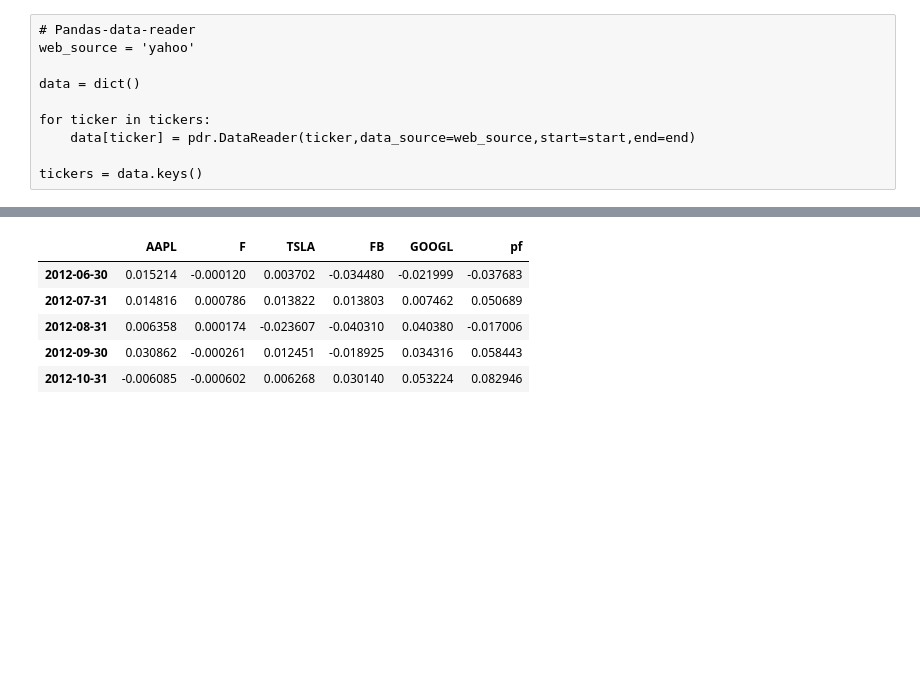
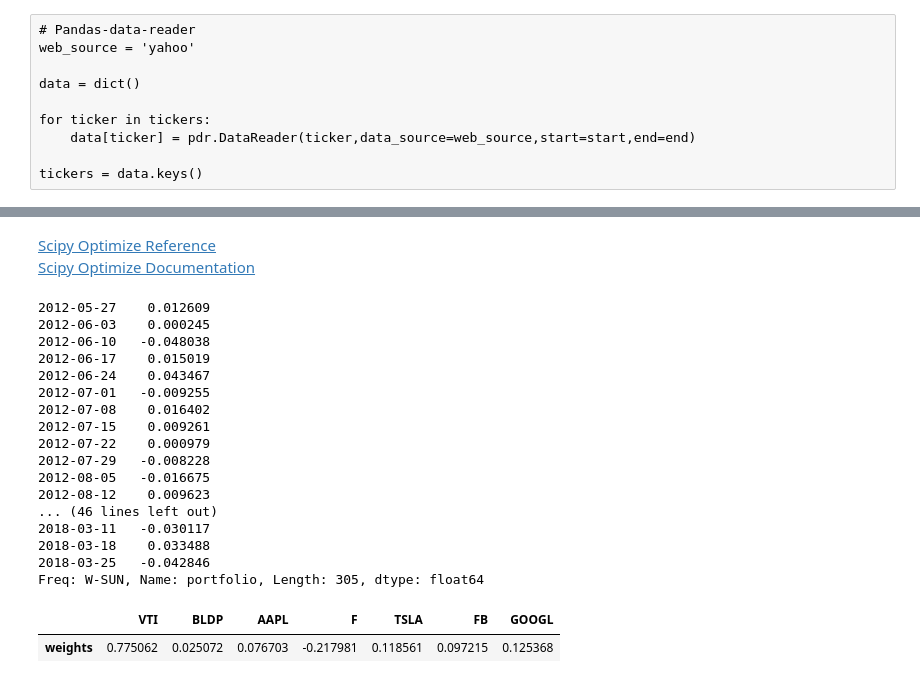
Before and after one commit to qcx201-nyu/portfolio_analysis, a Jupyter notebook: portfolio_analysis.ipynb, the cells around one changed output, grey strips where cells are left out. Cells and saved outputs as stored; diff of their text form; code cells hidden in the pictures; blank space fills up the shorter version.

```diff
--- a/portfolio_analysis.ipynb
+++ b/portfolio_analysis.ipynb
@@ -127,3 +117,4 @@ normalized.plot(figsize=(12,8))
 # %%
 # Set default returns series
-global_returns = m_returns
+rsample = 'W'
+global_returns = returns_data[rsample]
@@ -169,12 +255,12 @@ wts(weights[0])
 def get_portfolio(weights,data=global_returns,
               param='sharpe_ratio',opt=False):
 
-    port = pd.DataFrame({'weights':weights},
+    port_wt = pd.DataFrame({'weights':weights},
                         index=tickers).transpose()
 
     cov = data.cov()
 
-    partials = port.dot(cov)*port
+    partials = port_wt.dot(cov)*port_wt
     partials.rename({'weights':'Partials'},
                     axis = 0,inplace=True)
 
@@ -182,7 +268,7 @@ def get_portfolio(weights,data=global_returns,
 
     port_std = np.sqrt(port_var)
 
-    port_return = (data.mean()*port).sum(axis=1)[0]
+    port_return = (data.mean()*port_wt).sum(axis=1)[0]
 
     sharpe_ratio = port_return/port_std
 
@@ -217,52 +303,75 @@ def get_portfolio(weights,data=global_returns,
         return port_std
 
     elif param =='we':
-        return port
+        return port_wt
     else:
         print('PORTFOLIO PARAMETER ERROR')
 # %%
 def portfolio_optimize(weights,objective,data):
     return get_portfolio(weights,param=objective,opt=True,data=data)
+# %% [markdown]
+[Scipy Optimize Reference](https://docs.scipy.org/doc/scipy/reference/tutorial/optimize.html)<br>
+[Scipy Optimize Documentation](https://docs.scipy.org/doc/scipy/reference/generated/scipy.optimize.minimize.html#scipy.optimize.minimize)
 # %%
-def optimize(objective='sharpe_ratio',no_short=True,data=global_returns):
+def optimize(objective='sharpe_ratio',allow_short=False,data=global_returns):
 
     cons = [{'type':'eq',
             'fun':lambda x: np.array(sum(x)-1)}]
+    # no short constraint where x[i] >= 0
 
-    if no_short == True:
-        for i in range(len(tickers)):
-            cons.append({'type':'ineq',
-                         'fun':lambda x: np.array(x[i])})
-
+    #initial values
     x0 = np.array([1/len(tickers) for n in range(len(tickers))])
-
-    res= minimize(portfolio_optimize, x0, args=(objective,data),
-                  method='SLSQP',
-                  constraints=cons,
-                  options={'disp': False})
+    if allow_short == False:
+        res = minimize(portfolio_optimize, x0, args=(objective,data),
+                        method='SLSQP',
+                        constraints=cons,
+                        bounds = [(0,None) for i in range(len(tickers))],
+                        options={'disp': False})
+    elif allow_short == True:
+        res = minimize(portfolio_optimize, x0, args=(objective,data),
+                        method='SLSQP',
+                        constraints=cons,
+                        bounds = [(None,None) for i in range(len(tickers))],
+                        options={'disp': False})
     return res.x
 # %%
 def port_returns(data=global_returns, output_wts = False,
-                 opt_obj='sharpe ratio',no_short=True):
+                 opt_obj='sharpe ratio',allow_short=False):
 
     port_res = get_portfolio(optimize(objective=opt_obj,
                                       data=data,
-                                      no_short=no_short),
+                                      allow_short=allow_short),
                              param='weights', data=data)
 
     port_returns = data*port_res.loc['weights']
-    port_returns['pf'] = port_returns.sum(axis=1)
+    port_returns['portfolio'] = port_returns.sum(axis=1)
 
     if output_wts == False:
         return port_returns
     elif output_wts == True:
         return port_returns, port_res
+# %%
+port_returns()['portfolio']
+# %% [output]
+2012-05-27    0.012609
+2012-06-03    0.000245
+2012-06-10   -0.048038
+2012-06-17    0.015019
+2012-06-24    0.043467
+2012-07-01   -0.009255
+2012-07-08    0.016402
+2012-07-15    0.009261
+2012-07-22    0.000979
+2012-07-29   -0.008228
+2012-08-05   -0.016675
+2012-08-12    0.009623
+... (46 lines left out)
+2018-03-11   -0.030117
+2018-03-18    0.033488
+2018-03-25   -0.042846
+Freq: W-SUN, Name: portfolio, Length: 305, dtype: float64
 # %%
-port_returns(output_wts=True)[0].head()
+port_returns(output_wts=True,allow_short=True)[1]
 # %% [output]
-|  | AAPL | F | TSLA | FB | GOOGL | pf |
-| 2012-06-30 | 0.015214 | -0.000120 | 0.003702 | -0.034480 | -0.021999 | -0.037683 |
-| 2012-07-31 | 0.014816 | 0.000786 | 0.013822 | 0.013803 | 0.007462 | 0.050689 |
-| 2012-08-31 | 0.006358 | 0.000174 | -0.023607 | -0.040310 | 0.040380 | -0.017006 |
-| 2012-09-30 | 0.030862 | -0.000261 | 0.012451 | -0.018925 | 0.034316 | 0.058443 |
-| 2012-10-31 | -0.006085 | -0.000602 | 0.006268 | 0.030140 | 0.053224 | 0.082946 |
+|  | VTI | BLDP | AAPL | F | TSLA | FB | GOOGL |
+| weights | 0.775062 | 0.025072 | 0.076703 | -0.217981 | 0.118561 | 0.097215 | 0.125368 |
```
Also changed, not shown: parts of 44 cells of this notebook.
